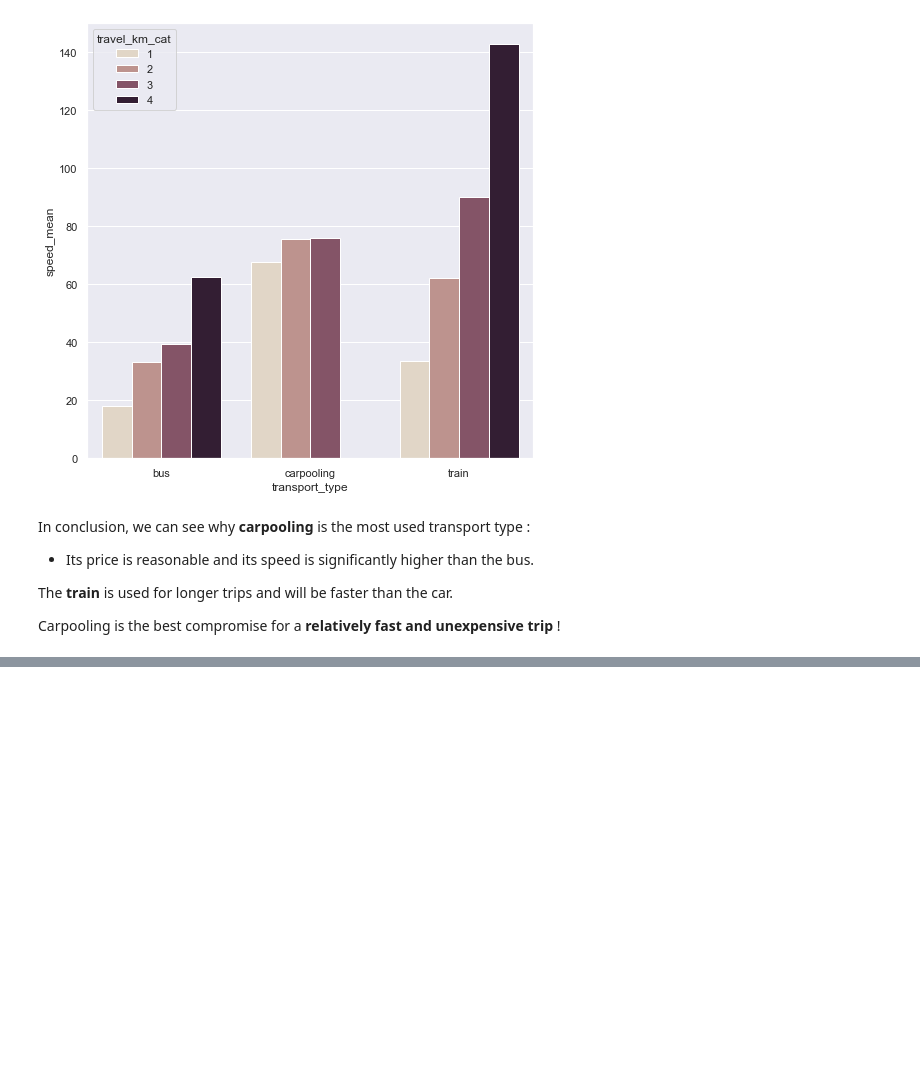
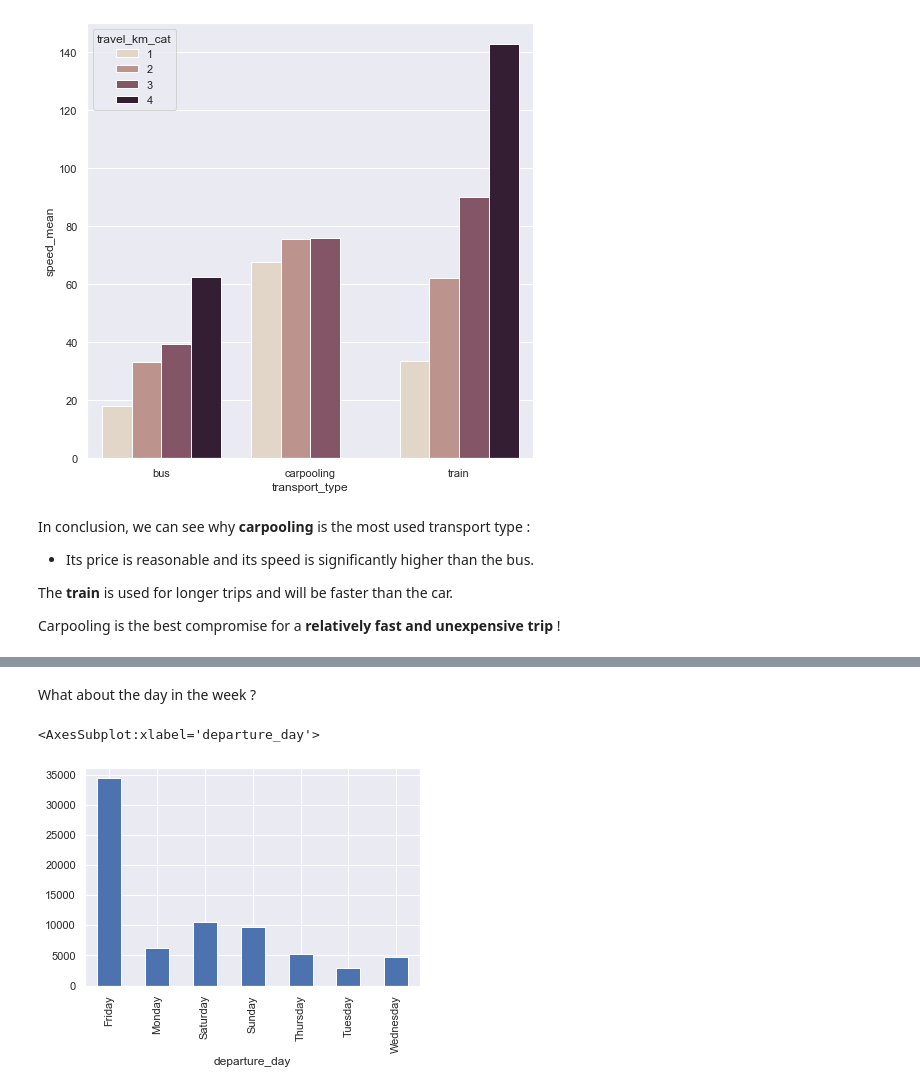
Before and after one commit to vinsJ/Tictactrip, a Jupyter notebook: DATA@DEBANDE-VINCENT.ipynb, the cells around one changed output, grey strips where cells are left out. Saved outputs shown, nothing was run; the diff lists cells and outputs as text; code cells hidden in the pictures; blank space fills up the shorter version.

```diff
--- a/DATA@DEBANDE-VINCENT.ipynb
+++ b/DATA@DEBANDE-VINCENT.ipynb
@@ -785,0 +867,11 @@ Carpooling is the best compromise for a **relatively fast and unexpensive trip**
+# %%
+data.drop('departure_months', 1, inplace = True)
+# %% [markdown]
+What about the day in the week ?
+# %%
+data['departure_day'] = data['departure_ts'].dt.day_name()
+
+data.groupby('departure_day').count().company.plot.bar()
+# %% [output]
+<AxesSubplot:xlabel='departure_day'>
+[figure, added]
```
Also changed, not shown: parts of 18 cells of this notebook.
